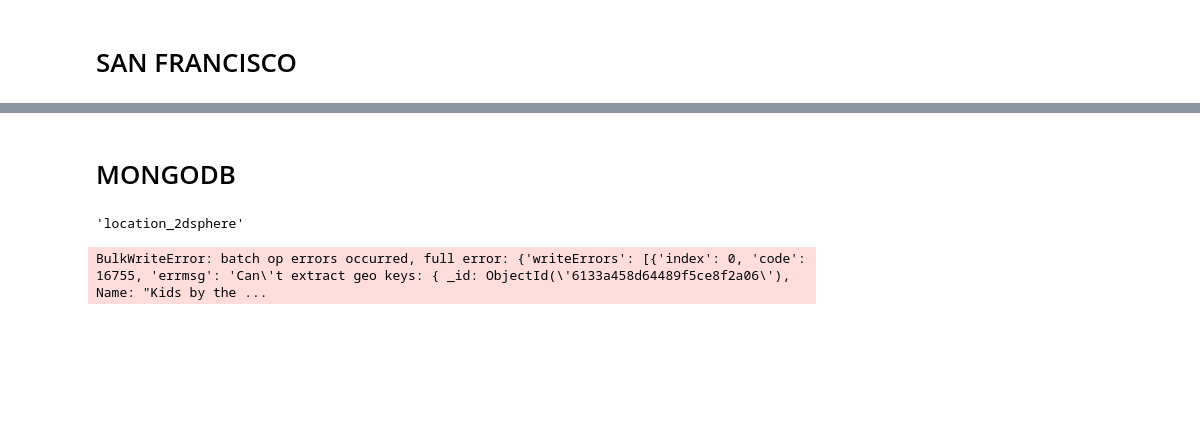
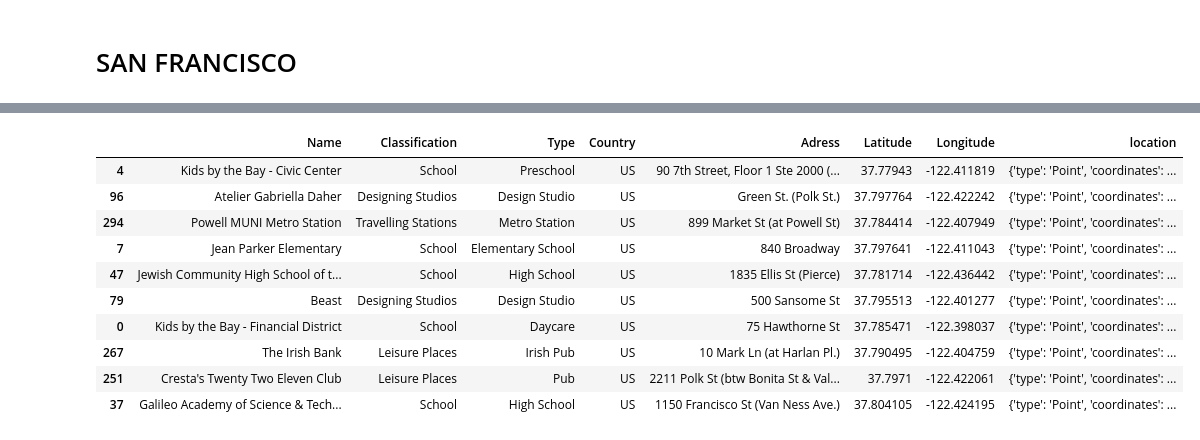
Before and after one commit to jaimecabanyes/Mi_trabajo_4, a Jupyter notebook: Llamada API.ipynb, the cells around one changed output, grey strips where cells are left out. Drawn from its saved outputs; the diff is of its cells as text; code cells hidden in the pictures; blank space fills up the shorter version.

```diff
--- a/Llamada API.ipynb
+++ b/Llamada API.ipynb
@@ -233,15 +247,14 @@ prueba
-# %% [markdown]
-# MONGODB
-# %%
-client=MongoClient('localhost',27017)
-db = client.Trabajo_4
-collection = db.location
-collection.create_index([("location", GEOSPHERE)])
-# %% [output]
-'location_2dsphere'
-# %%
-data = prueba.to_dict(orient='records')
-collection.insert_many(data)
-client.close()
-# %% [output]
-BulkWriteError: batch op errors occurred, full error: {'writeErrors': [{'index': 0, 'code': 16755, 'errmsg': 'Can\'t extract geo keys: { _id: ObjectId(\'6133a458d64489f5ce8f2a06\'), Name: "Kids by the ...
+# %%
+sanfrancisco_df_entero.sample(10)
+# %% [output]
+|  | Name | Classification | Type | Country | Adress | Latitude | Longitude | location |
+| 4 | Kids by the Bay - Civic Center | School | Preschool | US | 90 7th Street, Floor 1 Ste 2000 (... | 37.77943 | -122.411819 | {'type': 'Point', 'coordinates': ... |
+| 96 | Atelier Gabriella Daher | Designing Studios | Design Studio | US | Green St. (Polk St.) | 37.797764 | -122.422242 | {'type': 'Point', 'coordinates': ... |
+| 294 | Powell MUNI Metro Station | Travelling Stations | Metro Station | US | 899 Market St (at Powell St) | 37.784414 | -122.407949 | {'type': 'Point', 'coordinates': ... |
+| 7 | Jean Parker Elementary | School | Elementary School | US | 840 Broadway | 37.797641 | -122.411043 | {'type': 'Point', 'coordinates': ... |
+| 47 | Jewish Community High School of t... | School | High School | US | 1835 Ellis St (Pierce) | 37.781714 | -122.436442 | {'type': 'Point', 'coordinates': ... |
+| 79 | Beast | Designing Studios | Design Studio | US | 500 Sansome St | 37.795513 | -122.401277 | {'type': 'Point', 'coordinates': ... |
+| 0 | Kids by the Bay - Financial District | School | Daycare | US | 75 Hawthorne St | 37.785471 | -122.398037 | {'type': 'Point', 'coordinates': ... |
+| 267 | The Irish Bank | Leisure Places | Irish Pub | US | 10 Mark Ln (at Harlan Pl.) | 37.790495 | -122.404759 | {'type': 'Point', 'coordinates': ... |
+| 251 | Cresta's Twenty Two Eleven Club | Leisure Places | Pub | US | 2211 Polk St (btw Bonita St & Val... | 37.7971 | -122.422061 | {'type': 'Point', 'coordinates': ... |
+| 37 | Galileo Academy of Science & Tech... | School | High School | US | 1150 Francisco St (Van Ness Ave.) | 37.804105 | -122.424195 | {'type': 'Point', 'coordinates': ... |
```
Also changed, not shown: parts of 15 cells of this notebook.
